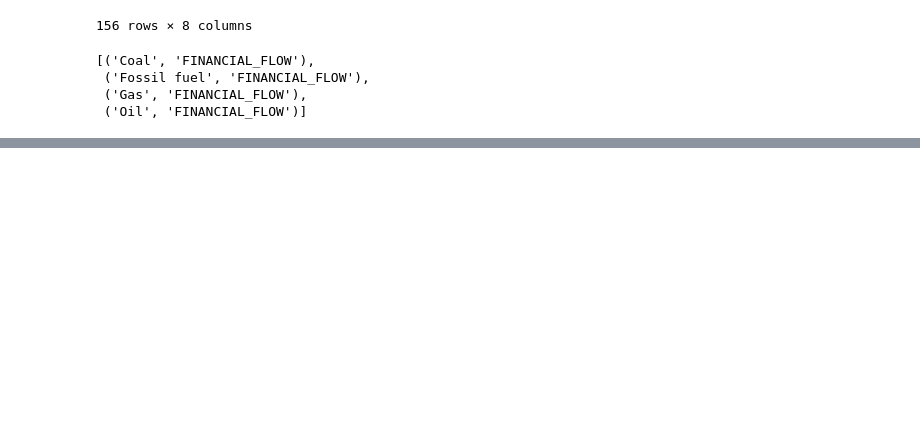
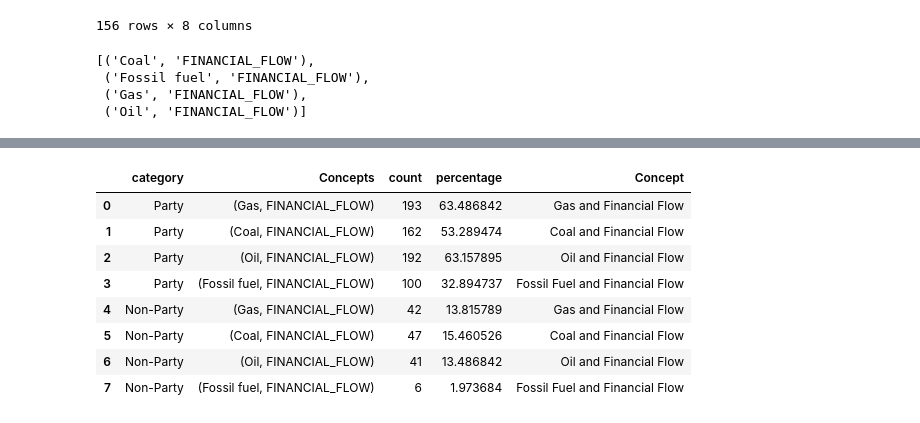
Before and after one commit to climatepolicyradar/global-stocktake, a Jupyter notebook: notebooks/co-occurrence-report.ipynb, the cells around one changed output, grey strips where cells are left out. Drawn from its saved outputs; the diff is of its cells as text; code cells hidden in the pictures; blank space fills up the shorter version.

```diff
--- a/notebooks/co-occurrence-report.ipynb
+++ b/notebooks/co-occurrence-report.ipynb
@@ -385,0 +421,4 @@ for conc in concepts:
+# %%
+concept_groups=df.groupby('concept_group')['Concept'].unique()
+concepts_group_1=concept_groups.iloc[0].tolist()
+concepts_group_2=concept_groups.iloc[1].tolist()
@@ -385,0 +429,3 @@ for conc in concepts:
+# %%
+# all combinations of 2 concepts with one from each group
+concept_pairs = [(a, b) for a in concepts_group_1 for b in concepts_group_2]
@@ -385,0 +437,27 @@ for conc in concepts:
+# %%
+
+
+# Create a new DataFrame to store the results
+result_df = pd.DataFrame(columns=['category', 'Concepts', 'UniqueAuthors'])
+
+# Iterate over all combinations of concepts
+for category in categories:
+    category_authors = grouped[grouped['category'] == category]['author']
+
+    # Generate all combinations of concepts from group 1 and group 2
+    concept_pairs = [(a, b) for a in concepts_group_1 for b in concepts_group_2]
+
+
+    for concepts in concept_pairs:
+        concept1, concept2 = concepts
+
+        # Count unique authors that mention both concepts
+        unique_authors = 0
+        for author in category_authors:
+            author_concepts = grouped[(grouped['category'] == category) & (grouped['author'] == author)]['Concept'].values[0]
+            if concept1 in author_concepts and concept2 in author_concepts:
+                unique_authors += 1
+
+        result_df = result_df.append({'category': category, 'Concepts': concepts, 'UniqueAuthors': unique_authors}, ignore_index=True)
+
+print(result_df)
@@ -385,0 +474,18 @@ for conc in concepts:
+# %%
+result_df_percentage = result_df.copy()
+result_df_percentage['UniqueAuthors'] = result_df_percentage['UniqueAuthors'] / total_stakeholders * 100
+# %%
+df_counts_and_percentages = pd.merge(result_df, result_df_percentage, on=['category', 'Concepts'])
+df_counts_and_percentages = df_counts_and_percentages.rename(columns={'UniqueAuthors_x':'count', 'UniqueAuthors_y':'percentage'})
+df_counts_and_percentages['Concept'] = df_counts_and_percentages['Concepts'].apply(lambda x: f"{x[0].title().replace('_',' ')} and {x[1].title().replace('_',' ')}")
+df_counts_and_percentages
+# %% [output]
+|  | category | Concepts | count | percentage | Concept |
+| 0 | Party | (Gas, FINANCIAL_FLOW) | 193 | 63.486842 | Gas and Financial Flow |
+| 1 | Party | (Coal, FINANCIAL_FLOW) | 162 | 53.289474 | Coal and Financial Flow |
+| 2 | Party | (Oil, FINANCIAL_FLOW) | 192 | 63.157895 | Oil and Financial Flow |
+| 3 | Party | (Fossil fuel, FINANCIAL_FLOW) | 100 | 32.894737 | Fossil Fuel and Financial Flow |
+| 4 | Non-Party | (Gas, FINANCIAL_FLOW) | 42 | 13.815789 | Gas and Financial Flow |
+| 5 | Non-Party | (Coal, FINANCIAL_FLOW) | 47 | 15.460526 | Coal and Financial Flow |
+| 6 | Non-Party | (Oil, FINANCIAL_FLOW) | 41 | 13.486842 | Oil and Financial Flow |
+| 7 | Non-Party | (Fossil fuel, FINANCIAL_FLOW) | 6 | 1.973684 | Fossil Fuel and Financial Flow |
```
Also changed, not shown: parts of 50 cells of this notebook, 2 other files.
